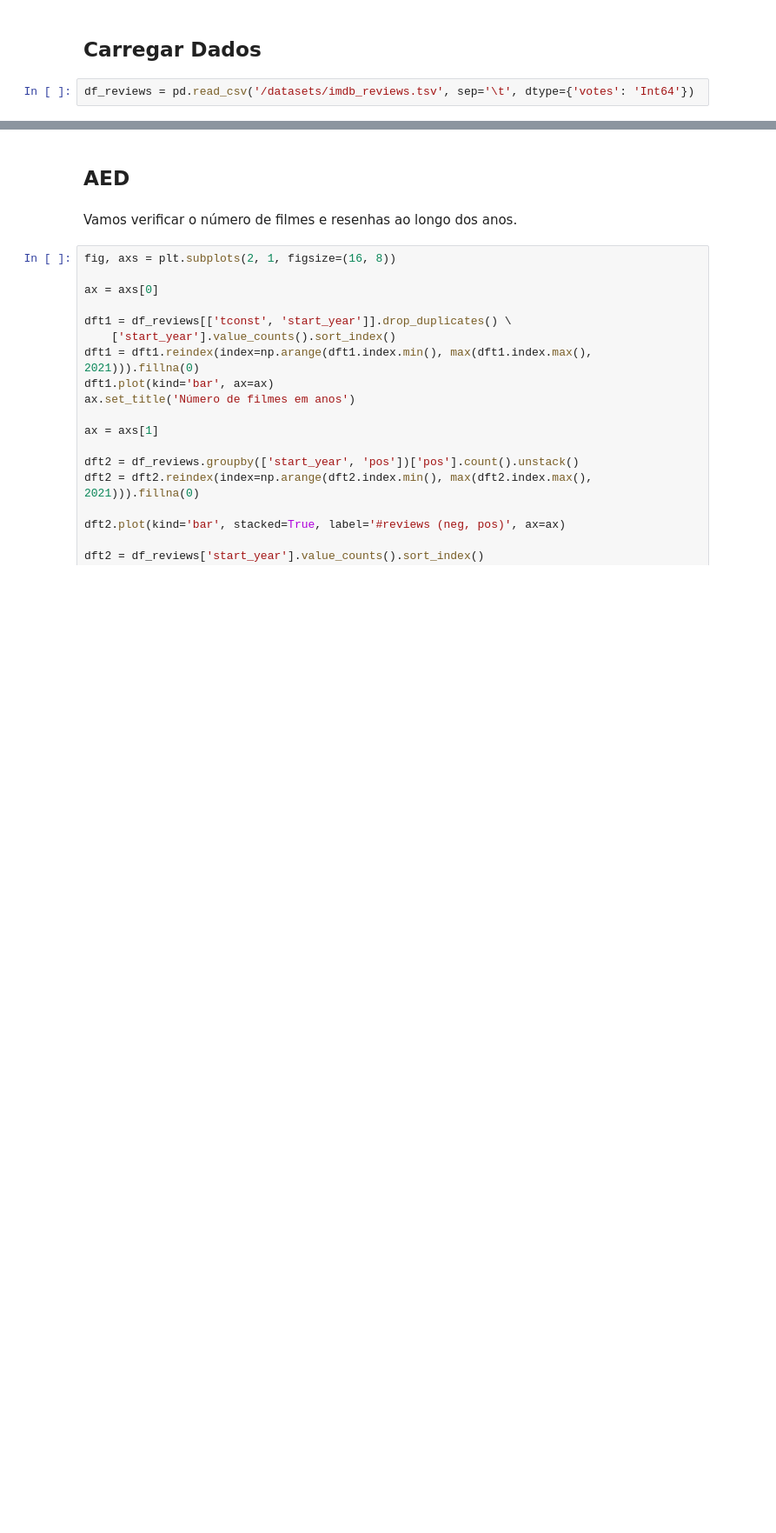
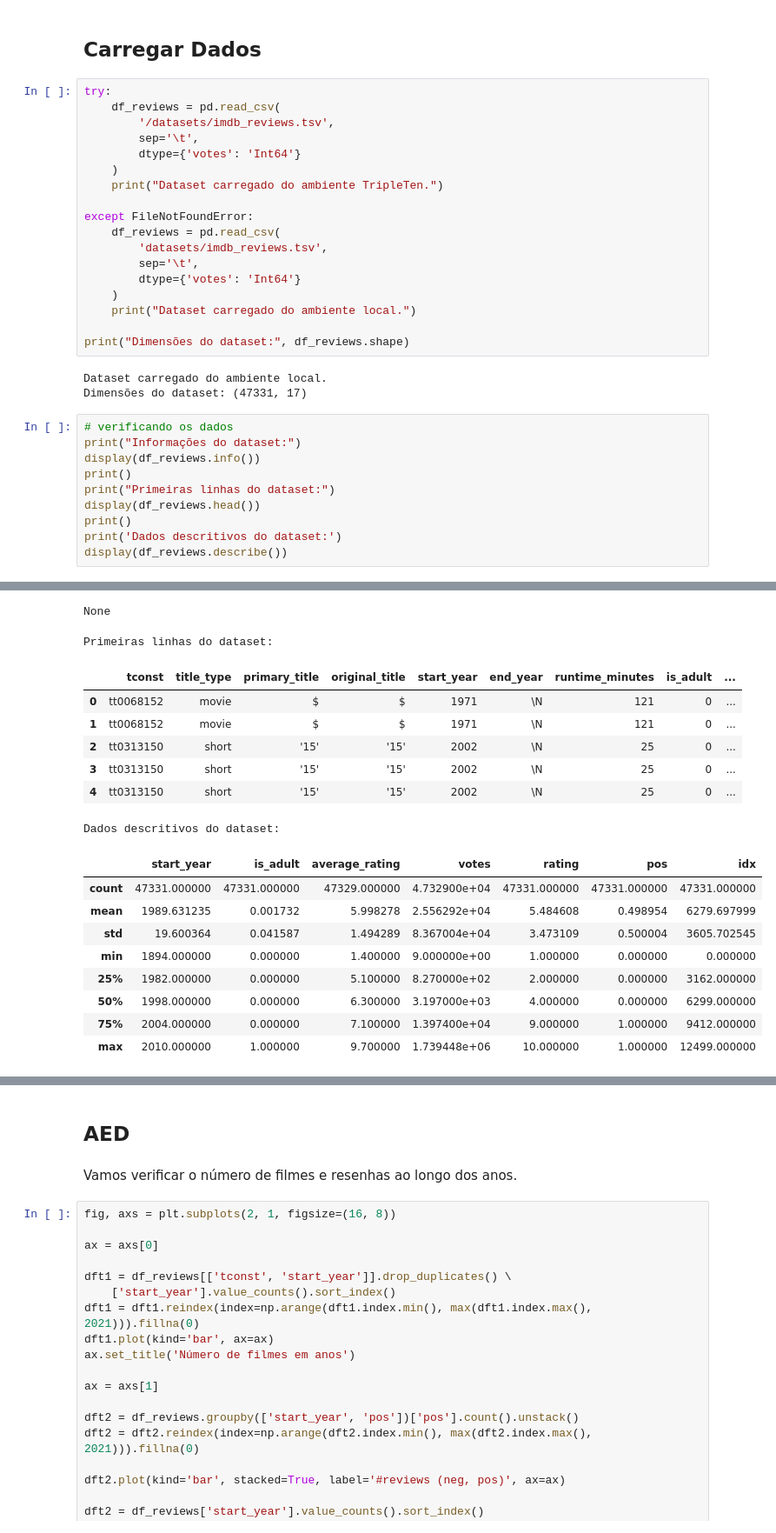
Before and after one commit to peperrone/mbads14-film-junky-union, a Jupyter notebook: notebook_p14.ipynb, the cells around one changed output, grey strips where cells are left out. Shown at 87% size. Saved outputs shown, nothing was run; the diff lists cells and outputs as text; blank space fills up the shorter version.

```diff
--- a/notebook_p14.ipynb
+++ b/notebook_p14.ipynb
@@ -29,4 +120,34 @@ tqdm.pandas()
 # %% [markdown]
 ## Carregar Dados
-# %%
-df_reviews = pd.read_csv('/datasets/imdb_reviews.tsv', sep='\t', dtype={'votes': 'Int64'})
+# %%
+try:
+    df_reviews = pd.read_csv(
+        '/datasets/imdb_reviews.tsv',
+        sep='\t',
+        dtype={'votes': 'Int64'}
+    )
+    print("Dataset carregado do ambiente TripleTen.")
+
+except FileNotFoundError:
+    df_reviews = pd.read_csv(
+        'datasets/imdb_reviews.tsv',
+        sep='\t',
+        dtype={'votes': 'Int64'}
+    )
+    print("Dataset carregado do ambiente local.")
+
+print("Dimensões do dataset:", df_reviews.shape)
+# %% [output]
+Dataset carregado do ambiente local.
+Dimensões do dataset: (47331, 17)
+# %%
+# verificando os dados
+print("Informações do dataset:")
+display(df_reviews.info())
+print()
+print("Primeiras linhas do dataset:")
+display(df_reviews.head())
+print()
+print('Dados descritivos do dataset:')
+display(df_reviews.describe())
+# %% [output]
@@ -32,0 +171,18 @@ df_reviews = pd.read_csv('/datasets/imdb_reviews.tsv', sep='\t', dtype={'votes':
+None
+Primeiras linhas do dataset:
+|  | tconst | title_type | primary_title | original_title | start_year | end_year | runtime_minutes | is_adult | ... |
+| 0 | tt0068152 | movie | $ | $ | 1971 | \N | 121 | 0 | ... |
+| 1 | tt0068152 | movie | $ | $ | 1971 | \N | 121 | 0 | ... |
+| 2 | tt0313150 | short | '15' | '15' | 2002 | \N | 25 | 0 | ... |
+| 3 | tt0313150 | short | '15' | '15' | 2002 | \N | 25 | 0 | ... |
+| 4 | tt0313150 | short | '15' | '15' | 2002 | \N | 25 | 0 | ... |
+Dados descritivos do dataset:
+|  | start_year | is_adult | average_rating | votes | rating | pos | idx |
+| count | 47331.000000 | 47331.000000 | 47329.000000 | 4.732900e+04 | 47331.000000 | 47331.000000 | 47331.000000 |
+| mean | 1989.631235 | 0.001732 | 5.998278 | 2.556292e+04 | 5.484608 | 0.498954 | 6279.697999 |
+| std | 19.600364 | 0.041587 | 1.494289 | 8.367004e+04 | 3.473109 | 0.500004 | 3605.702545 |
+| min | 1894.000000 | 0.000000 | 1.400000 | 9.000000e+00 | 1.000000 | 0.000000 | 0.000000 |
+| 25% | 1982.000000 | 0.000000 | 5.100000 | 8.270000e+02 | 2.000000 | 0.000000 | 3162.000000 |
+| 50% | 1998.000000 | 0.000000 | 6.300000 | 3.197000e+03 | 4.000000 | 0.000000 | 6299.000000 |
+| 75% | 2004.000000 | 0.000000 | 7.100000 | 1.397400e+04 | 9.000000 | 1.000000 | 9412.000000 |
+| max | 2010.000000 | 1.000000 | 9.700000 | 1.739448e+06 | 10.000000 | 1.000000 | 12499.000000 |
```
Also changed, not shown: parts of 19 cells of this notebook.
